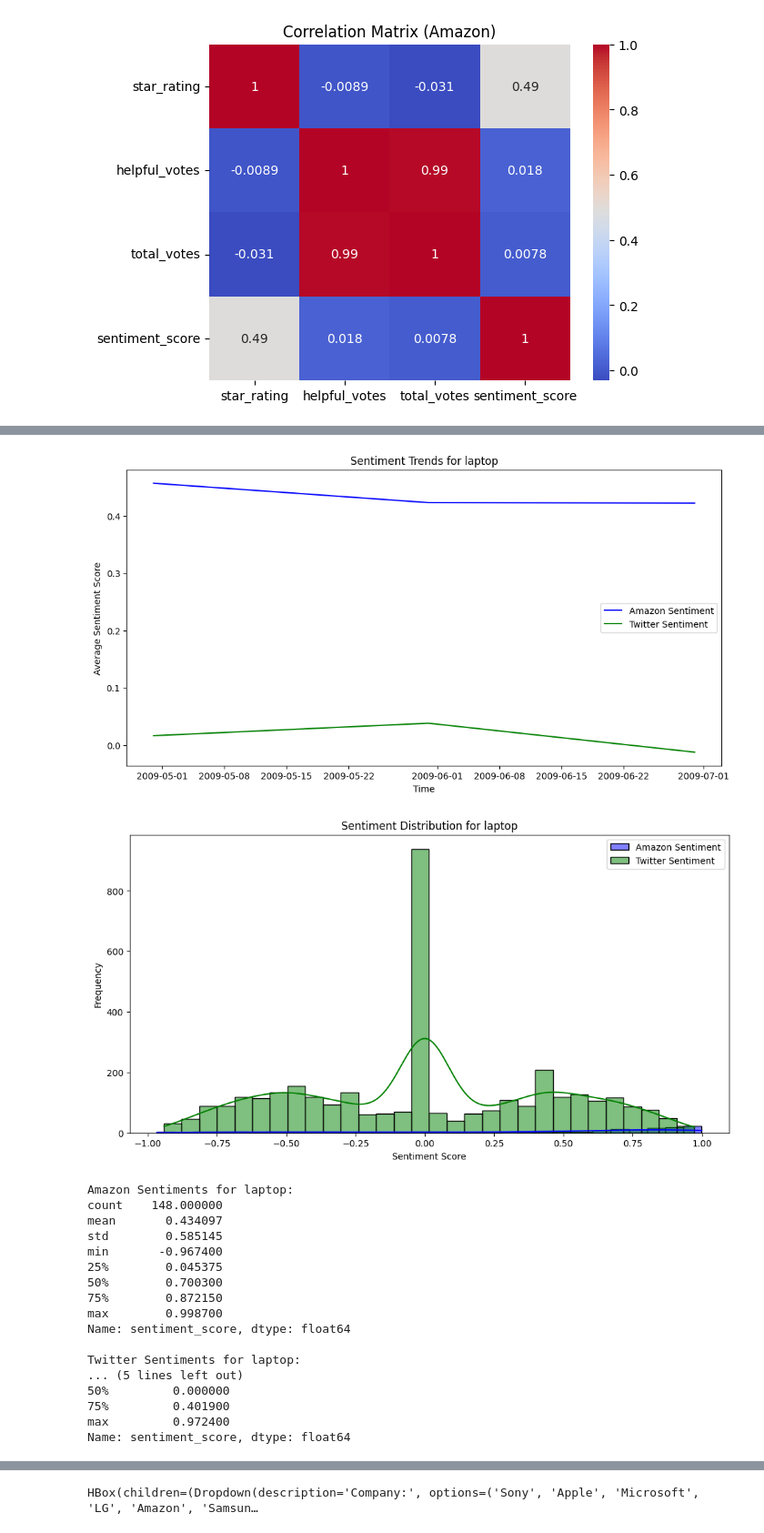
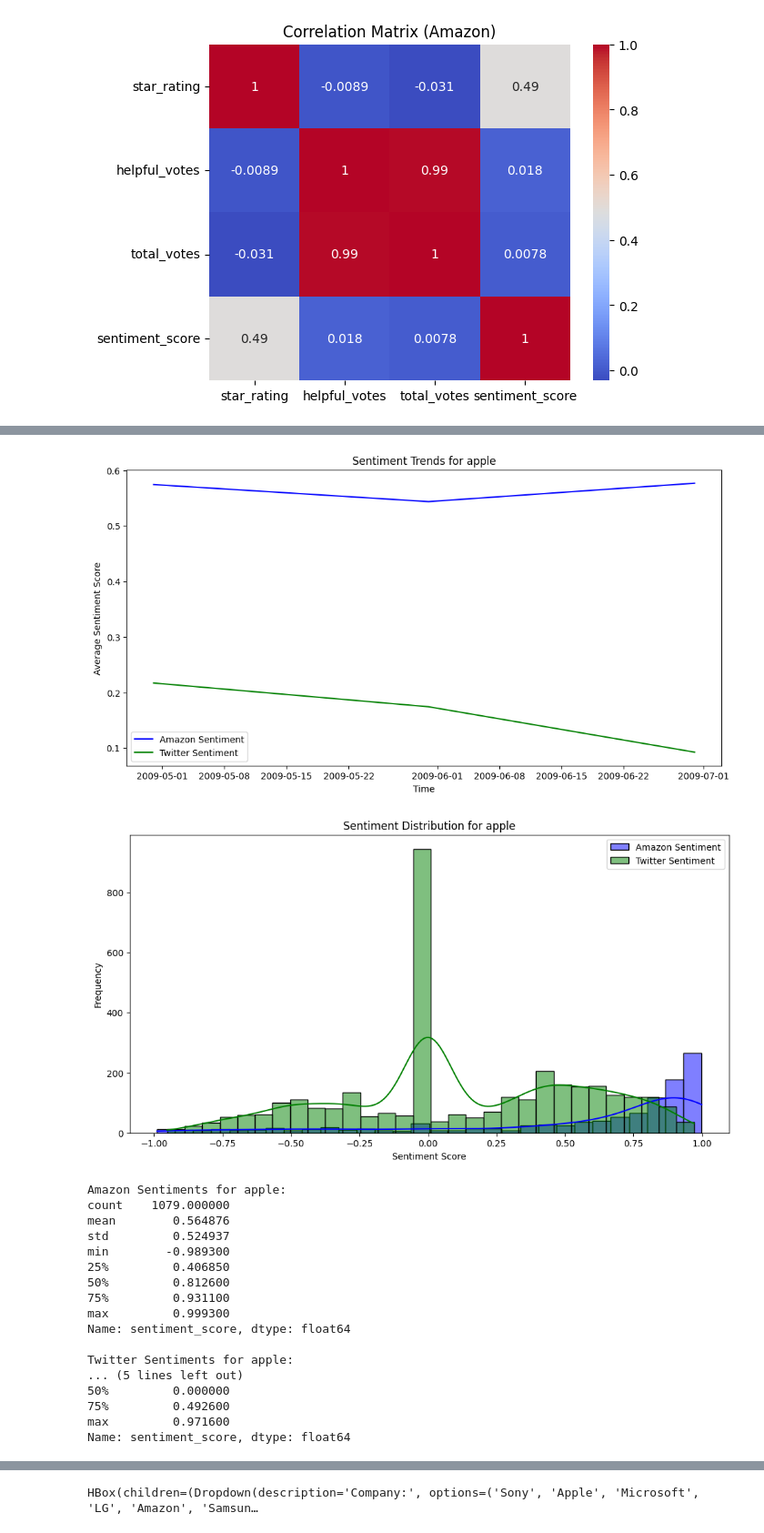
Before and after one commit to gyaneshpande/big-data-project, a Jupyter notebook: big-data-project.ipynb, the cells around one changed output, grey strips where cells are left out. Shown at 91% size. Drawn from its saved outputs; the diff is of its cells as text; code cells hidden in the pictures.

```diff
--- a/big-data-project.ipynb
+++ b/big-data-project.ipynb
@@ -92,7 +86,7 @@ filtered_chunks = []
 
 for start in range(0, len(twitter_df), chunk_size):
     chunk = twitter_df.iloc[start:start + chunk_size]
-    filtered_chunk = chunk[chunk['text'].str.contains('|'.join(electronics_keywords), case=False, na=False)]
+    filtered_chunk = chunk[chunk['text'].str.contains('|'.join(company_keywords), case=False, na=False)]
     filtered_chunks.append(filtered_chunk)
 
 # Combine all filtered chunks
@@ -133,7 +115,7 @@ def process_batch(batch):
     return batch
 
 # Process data in chunks
-chunk_size = 10000  # Adjust based on memory constraints
+chunk_size = 100000  # Adjust based on memory constraints
 chunks = [df[i:i+chunk_size] for i in range(0, len(df), chunk_size)]
 
 processed_chunks = []
@@ -195,7 +171,7 @@ def process_sentiment_batch(batch):
 
 # Process data in chunks
 chunk_size = 100000  # Adjust based on memory constraints
-chunks = [filtered_tweets[i:i+chunk_size] for i in range(0, len(twitter_df), chunk_size)]
+chunks = [filtered_tweets[i:i+chunk_size] for i in range(0, len(filtered_tweets), chunk_size)]
 
 processed_chunks = []
 for chunk in chunks:
@@ -243,10 +213,7 @@ print(twitter_monthly_sentiment.head())
 # %%
-# Filter Amazon reviews for the year 2009
-amazon_2009 = df[df['review_date'].dt.year == 2009]
-
 # Group both datasets by month
 amazon_monthly = amazon_2009.groupby(pd.Grouper(key='review_date', freq='M'))['sentiment_score'].mean().reset_index()
-twitter_monthly = twitter_df.groupby(pd.Grouper(key='date', freq='M'))['sentiment_score'].mean().reset_index()
+twitter_monthly = twitter_filtered_df.groupby(pd.Grouper(key='date', freq='M'))['sentiment_score'].mean().reset_index()
 # %%
 # Merge datasets on the time column
 merged_data = pd.merge(amazon_monthly, twitter_monthly, left_on='review_date', right_on='date', suffixes=('_amazon', '_twitter'))
@@ -469,25 +407,25 @@ See the caveats in the documentation: https://pandas.pydata.org/pandas-docs/stab
 # %%
 # Example usage
-analyze_company_sentiment("laptop", filtered_amazon_df, twitter_filtered_df)
+analyze_company_sentiment("apple", filtered_amazon_df, twitter_filtered_df)
 # %% [output]
-[figure, old version]
+[figure, new version]
-[figure, old version]
+[figure, new version]
-Amazon Sentiments for laptop:
-count    148.000000
-mean       0.434097
-std        0.585145
-min       -0.967400
-25%        0.045375
-50%        0.700300
-75%        0.872150
-max        0.998700
+Amazon Sentiments for apple:
+count    1079.000000
+mean        0.564876
+std         0.524937
+min        -0.989300
+25%         0.406850
+50%         0.812600
+75%         0.931100
+max         0.999300
 Name: sentiment_score, dtype: float64
 
-Twitter Sentiments for laptop:
+Twitter Sentiments for apple:
 ... (5 lines left out)
 50%         0.000000
-75%         0.401900
-max         0.972400
+75%         0.492600
+max         0.971600
 Name: sentiment_score, dtype: float64
 # %%
 import pandas as pd
```
Also changed, not shown: parts of 32 cells of this notebook.
